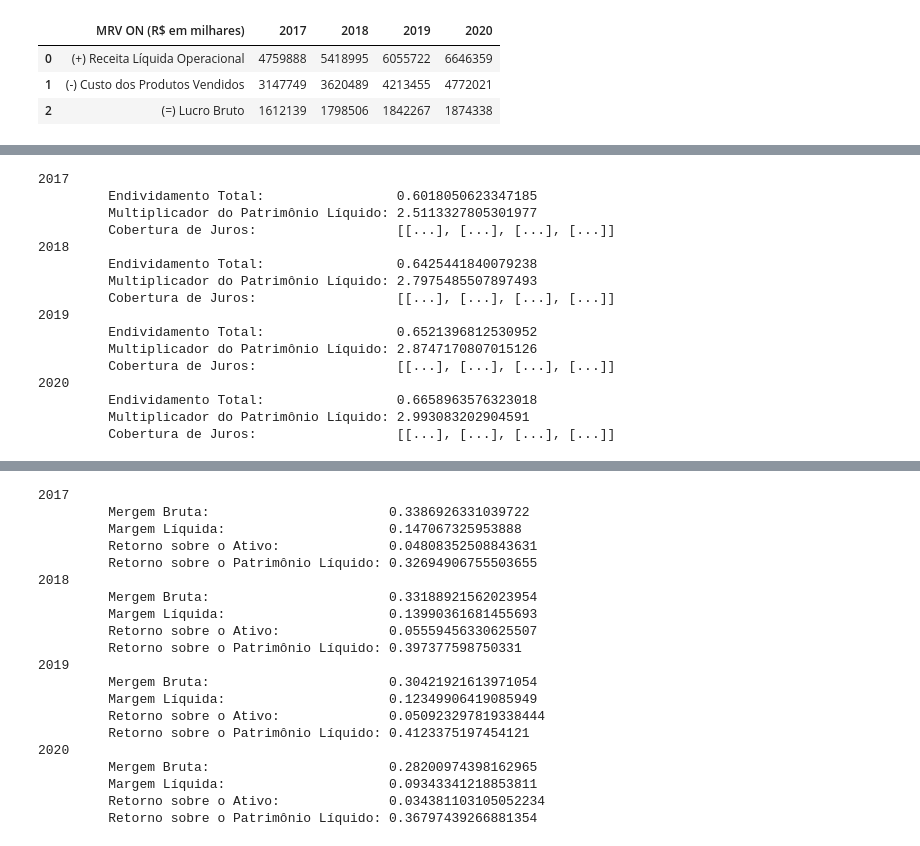
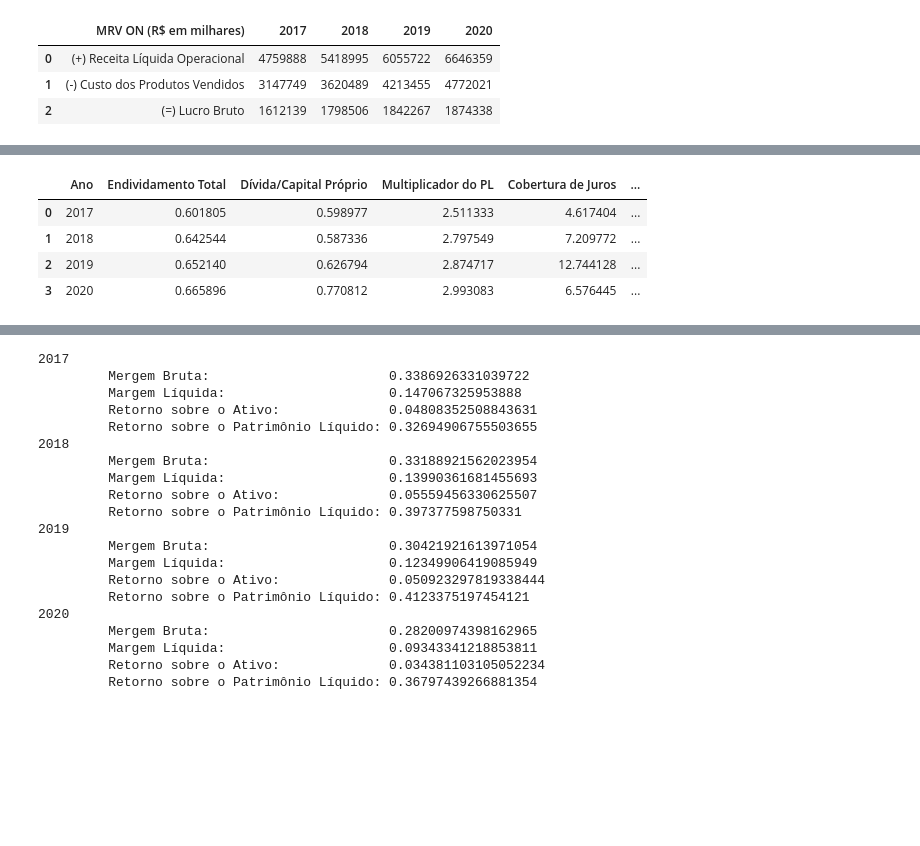
Before and after one commit to pedrotramos/Analise-MRV, a Jupyter notebook: APS.ipynb, the cells around one changed output, grey strips where cells are left out. Saved outputs shown, nothing was run; the diff lists cells and outputs as text; code cells hidden in the pictures; blank space fills up the shorter version.

```diff
--- a/APS.ipynb
+++ b/APS.ipynb
@@ -110,61 +123,52 @@ plt.show()
 # %%
-# Indicadores de solvência de longo prazo:
+# TODO: Confirmar se a equação de Endividamento/LAJIDA está certa
 years = [2017, 2018, 2019, 2020]
 
 endividamentoTotal = []
 dividaPorCapitalProprio = []
 multPatrimonioLiq = []
 coberturaJuros = []
 coberturaCaixa = []
+endividamentoLAJIDA = []
 
 for i in years:
     ativoTotal = getValue(BP, 'Ativo Total', i)
+    passivoTotal = getValue(BP, 'Passivo Total', i)
     patrimonioLiquido = getValue(BP, 'Patrimônio Líquido Consolidado', i)
-    # dividaTotal = getValue(BP, '???', i)
+    financiamentoCP = getValue(BP, 'Financiamento CP', i)
+    financiamentoLP = getValue(BP, 'Financiamento LP', i)
+    debenturesCP = getValue(BP, 'Debêntures CP', i)
+    debenturesLP = getValue(BP, 'Debêntures LP', i)
+    dividaTotal = financiamentoCP + financiamentoLP + debenturesCP + debenturesLP
     lajir = getValue(DRE, '(=) LAJIR', i)
-    # lajida = ??? cade a depreciacao
+    lajida = lajir + abs(getValue(DFC, 'Depreciação, Amortização e Exaustão', i))
     juros = getValue(DRE, '(-) Despesas Financeiras', i)
 
-    endividamentoTotal_ = (ativoTotal - patrimonioLiquido)/ativoTotal
-    # dividaPorCapitalProprio_ = dividaTotal/patrimonioLiquido
-    multPatrimonioLiq_ = ativoTotal/patrimonioLiquido
-    coberturaJuros_ = lajir/juros
-    # coberturaCaixa_ = lajida/juros
+    endividamentoTotal_ = passivoTotal / ativoTotal
+    dividaPorCapitalProprio_ = dividaTotal / patrimonioLiquido
+    multPatrimonioLiq_ = ativoTotal / patrimonioLiquido
+    coberturaJuros_ = lajir / juros
+    coberturaCaixa_ = lajida / juros
 
     endividamentoTotal.append(endividamentoTotal_)
-    # dividaPorCapitalProprio.append(dividaPorCapitalProprio_)
+    dividaPorCapitalProprio.append(dividaPorCapitalProprio_)
     multPatrimonioLiq.append(multPatrimonioLiq_)
-    coberturaJuros.append(coberturaJuros)
-    # coberturaCaixa.append(coberturaCaixa_)
+    coberturaJuros.append(coberturaJuros_)
+    coberturaCaixa.append(coberturaCaixa_)
 
-for i in range(len(years)):
-    print(years[i])
-    print(f"\t Endividamento Total:                 {endividamentoTotal[i]}")
-    # print(f"\t Dívida/Capital Próprio:              {dividaPorCapitalProprio[i]}")
-    print(f"\t Multiplicador do Patrimônio Líquido: {multPatrimonioLiq[i]}")
-    print(f"\t Cobertura de Juros:                  {coberturaJuros[i]}")
-    # print(f"\t Cobertura de Caixa:                  {coberturaCaixa[i]}")
+solvenciaLP = pd.DataFrame()
 
-# plotar graficos
-# plt.plot(years, liquidezCorrente, 'o--', label="Liquidez Corrente")
-# plt.xticks(years)
-# plt.title("Indicadores de Solvência de Curto Prazo")
-# plt.legend()
-# plt.show()
+solvenciaLP["Ano"] = years
+solvenciaLP["Endividamento Total"] = endividamentoTotal
+solvenciaLP["Dívida/Capital Próprio"] = dividaPorCapitalProprio
+solvenciaLP["Multiplicador do PL"] = multPatrimonioLiq
+solvenciaLP["Cobertura de Juros"] = coberturaJuros
+solvenciaLP["Cobertura de Caixa"] = coberturaCaixa
+
+solvenciaLP
 # %% [output]
-2017
-         Endividamento Total:                 0.6018050623347185
-         Multiplicador do Patrimônio Líquido: 2.5113327805301977
-         Cobertura de Juros:                  [[...], [...], [...], [...]]
-2018
-         Endividamento Total:                 0.6425441840079238
-         Multiplicador do Patrimônio Líquido: 2.7975485507897493
-         Cobertura de Juros:                  [[...], [...], [...], [...]]
-2019
-         Endividamento Total:                 0.6521396812530952
-         Multiplicador do Patrimônio Líquido: 2.8747170807015126
-         Cobertura de Juros:                  [[...], [...], [...], [...]]
-2020
-         Endividamento Total:                 0.6658963576323018
-         Multiplicador do Patrimônio Líquido: 2.993083202904591
-         Cobertura de Juros:                  [[...], [...], [...], [...]]
+|  | Ano | Endividamento Total | Dívida/Capital Próprio | Multiplicador do PL | Cobertura de Juros | ... |
+| 0 | 2017 | 0.601805 | 0.598977 | 2.511333 | 4.617404 | ... |
+| 1 | 2018 | 0.642544 | 0.587336 | 2.797549 | 7.209772 | ... |
+| 2 | 2019 | 0.652140 | 0.626794 | 2.874717 | 12.744128 | ... |
+| 3 | 2020 | 0.665896 | 0.770812 | 2.993083 | 6.576445 | ... |
```
Also changed, not shown: parts of 17 cells of this notebook, 1 other file.
